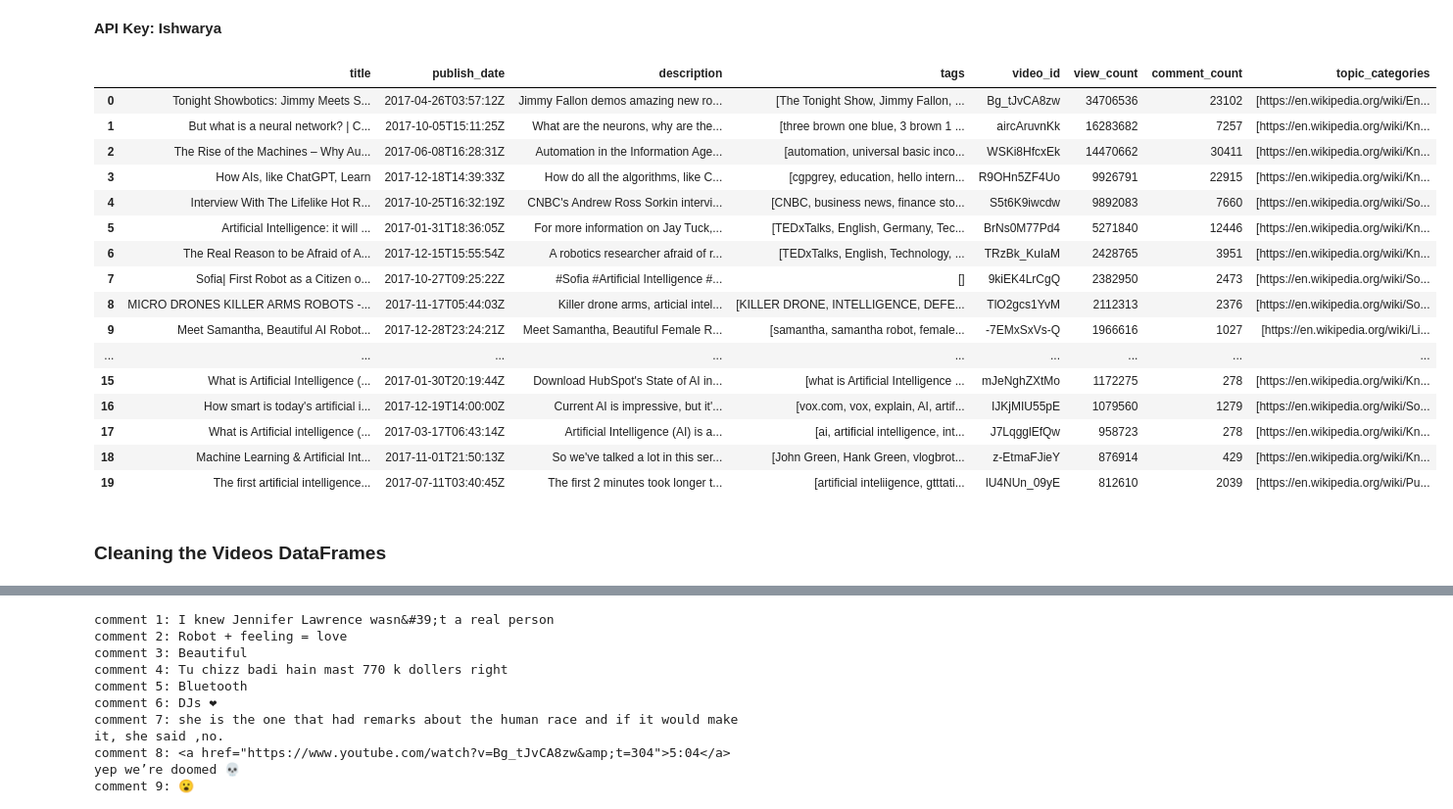
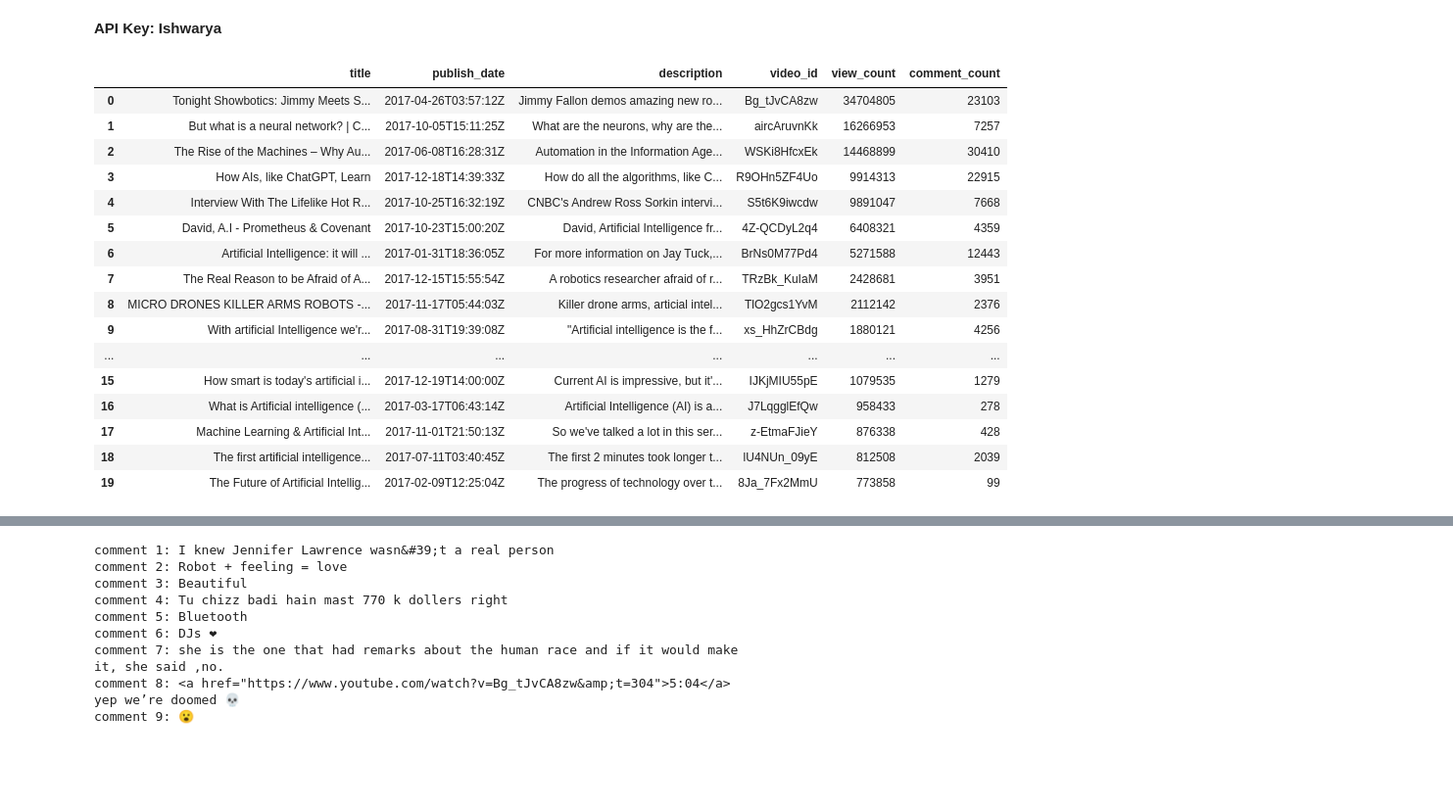
Before and after one commit to lorenzobehna/Social-Computing_Final-Project, a Jupyter notebook: code/data_collection.ipynb, the cells around one changed output, grey strips where cells are left out. Shown at 98% size. Drawn from its saved outputs; the diff is of its cells as text; code cells hidden in the pictures; blank space fills up the shorter version.

```diff
--- a/code/data_collection.ipynb
+++ b/code/data_collection.ipynb
@@ -64,8 +64,8 @@ def search_videos(query, max_results=MAX_RESULTS, published_after=None, publishe
     video_ids_long = [item['id']['videoId'] for item in search_response_long['items']]
 
     # construct request to retrieve data about found videos
-    video_request_medium = youtube.videos().list(part="snippet,statistics,topicDetails", id=",".join(video_ids_medium))
-    video_request_long = youtube.videos().list(part="snippet,statistics,topicDetails", id=",".join(video_ids_long))
+    video_request_medium = youtube.videos().list(part="snippet,statistics", id=",".join(video_ids_medium))
+    video_request_long = youtube.videos().list(part="snippet,statistics", id=",".join(video_ids_long))
 
     # execute both video requests and store the response
     video_response_medium = video_request_medium.execute()
@@ -75,28 +75,20 @@ def search_videos(query, max_results=MAX_RESULTS, published_after=None, publishe
     videos_data = []
     # loop through the medium length videos and append to videos_data
     for item in video_response_medium['items']:
-        tags_list = item["snippet"].get("tags", [])
-        topics_categories_list = item["topicDetails"].get("topicCategories", [])
         videos_data.append({
             'title': item['snippet']['title'],
             'publish_date': item['snippet']['publishedAt'],
             'description': item['snippet']['description'],
-            'tags': tags_list,
-            'topic_categories': topics_categories_list,
             'video_id': item['id'],
             'view_count': int(item['statistics']['viewCount']) if 'viewCount' in item['statistics'] else 0,
             'comment_count': int(item['statistics']['commentCount']) if 'commentCount' in item['statistics'] else 0
         })
     # loop through the long videos and append to videos_data
     for item in video_response_long['items']:
-        tags_list = item["snippet"].get("tags", [])
-        topics_categories_list = item["topicDetails"].get("topicCategories", [])
         videos_data.append({
             'title': item['snippet']['title'],
             'publish_date': item['snippet']['publishedAt'],
             'description': item['snippet']['description'],
-            'tags': tags_list,
-            'topic_categories': topics_categories_list,
             'video_id': item['id'],
             'view_count': int(item['statistics']['viewCount']) if 'viewCount' in item['statistics'] else 0,
             'comment_count': int(item['statistics']['commentCount']) if 'commentCount' in item['statistics'] else 0
@@ -108,28 +100,25 @@ def search_videos(query, max_results=MAX_RESULTS, published_after=None, publishe
 start_date = datetime(2017, 1, 1)
 end_date = datetime(2017, 12, 31)
 # call the search videos() function
-df_videos = search_videos("artificial intelligence", MAX_RESULTS, start_date, end_date)
+videos_df = search_videos("artificial intelligence", MAX_RESULTS, start_date, end_date)
 # %%
 # inspect the data
-df_videos.to_csv("videos_2017.csv")
-df_videos.head(20)
+videos_df.head(20)
 # %% [output]
-|  | title | publish_date | description | tags | video_id | view_count | comment_count | topic_categories |
-| 0 | Tonight Showbotics: Jimmy Meets S... | 2017-04-26T03:57:12Z | Jimmy Fallon demos amazing new ro... | [The Tonight Show, Jimmy Fallon, ... | Bg_tJvCA8zw | 34706536 | 23102 | [https://en.wikipedia.org/wiki/En... |
-| 1 | But what is a neural network? | C... | 2017-10-05T15:11:25Z | What are the neurons, why are the... | [three brown one blue, 3 brown 1 ... | aircAruvnKk | 16283682 | 7257 | [https://en.wikipedia.org/wiki/Kn... |
-| 2 | The Rise of the Machines – Why Au... | 2017-06-08T16:28:31Z | Automation in the Information Age... | [automation, universal basic inco... | WSKi8HfcxEk | 14470662 | 30411 | [https://en.wikipedia.org/wiki/Kn... |
-| 3 | How AIs, like ChatGPT, Learn | 2017-12-18T14:39:33Z | How do all the algorithms, like C... | [cgpgrey, education, hello intern... | R9OHn5ZF4Uo | 9926791 | 22915 | [https://en.wikipedia.org/wiki/Kn... |
-| 4 | Interview With The Lifelike Hot R... | 2017-10-25T16:32:19Z | CNBC's Andrew Ross Sorkin intervi... | [CNBC, business news, finance sto... | S5t6K9iwcdw | 9892083 | 7660 | [https://en.wikipedia.org/wiki/So... |
-| 5 | Artificial Intelligence: it will ... | 2017-01-31T18:36:05Z | For more information on Jay Tuck,... | [TEDxTalks, English, Germany, Tec... | BrNs0M77Pd4 | 5271840 | 12446 | [https://en.wikipedia.org/wiki/Kn... |
-| 6 | The Real Reason to be Afraid of A... | 2017-12-15T15:55:54Z | A robotics researcher afraid of r... | [TEDxTalks, English, Technology, ... | TRzBk_KuIaM | 2428765 | 3951 | [https://en.wikipedia.org/wiki/Kn... |
-| 7 | Sofia| First Robot as a Citizen o... | 2017-10-27T09:25:22Z | #Sofia #Artificial Intelligence #... | [] | 9kiEK4LrCgQ | 2382950 | 2473 | [https://en.wikipedia.org/wiki/So... |
-| 8 | MICRO DRONES KILLER ARMS ROBOTS -... | 2017-11-17T05:44:03Z | Killer drone arms, articial intel... | [KILLER DRONE, INTELLIGENCE, DEFE... | TlO2gcs1YvM | 2112313 | 2376 | [https://en.wikipedia.org/wiki/So... |
-| 9 | Meet Samantha, Beautiful AI Robot... | 2017-12-28T23:24:21Z | Meet Samantha, Beautiful Female R... | [samantha, samantha robot, female... | -7EMxSxVs-Q | 1966616 | 1027 | [https://en.wikipedia.org/wiki/Li... |
-| ... | ... | ... | ... | ... | ... | ... | ... | ... |
-| 15 | What is Artificial Intelligence (... | 2017-01-30T20:19:44Z | Download HubSpot's State of AI in... | [what is Artificial Intelligence ... | mJeNghZXtMo | 1172275 | 278 | [https://en.wikipedia.org/wiki/Kn... |
-| 16 | How smart is today's artificial i... | 2017-12-19T14:00:00Z | Current AI is impressive, but it'... | [vox.com, vox, explain, AI, artif... | IJKjMIU55pE | 1079560 | 1279 | [https://en.wikipedia.org/wiki/So... |
-| 17 | What is Artificial intelligence (... | 2017-03-17T06:43:14Z | Artificial Intelligence (AI) is a... | [ai, artificial intelligence, int... | J7LqgglEfQw | 958723 | 278 | [https://en.wikipedia.org/wiki/Kn... |
-| 18 | Machine Learning & Artificial Int... | 2017-11-01T21:50:13Z | So we've talked a lot in this ser... | [John Green, Hank Green, vlogbrot... | z-EtmaFJieY | 876914 | 429 | [https://en.wikipedia.org/wiki/Kn... |
-| 19 | The first artificial intelligence... | 2017-07-11T03:40:45Z | The first 2 minutes took longer t... | [artificial inteliigence, gtttati... | lU4NUn_09yE | 812610 | 2039 | [https://en.wikipedia.org/wiki/Pu... |
+|  | title | publish_date | description | video_id | view_count | comment_count |
+| 0 | Tonight Showbotics: Jimmy Meets S... | 2017-04-26T03:57:12Z | Jimmy Fallon demos amazing new ro... | Bg_tJvCA8zw | 34704805 | 23103 |
+| 1 | But what is a neural network? | C... | 2017-10-05T15:11:25Z | What are the neurons, why are the... | aircAruvnKk | 16266953 | 7257 |
+| 2 | The Rise of the Machines – Why Au... | 2017-06-08T16:28:31Z | Automation in the Information Age... | WSKi8HfcxEk | 14468899 | 30410 |
+| 3 | How AIs, like ChatGPT, Learn | 2017-12-18T14:39:33Z | How do all the algorithms, like C... | R9OHn5ZF4Uo | 9914313 | 22915 |
+| 4 | Interview With The Lifelike Hot R... | 2017-10-25T16:32:19Z | CNBC's Andrew Ross Sorkin intervi... | S5t6K9iwcdw | 9891047 | 7668 |
+| 5 | David, A.I - Prometheus & Covenant | 2017-10-23T15:00:20Z | David, Artificial Intelligence fr... | 4Z-QCDyL2q4 | 6408321 | 4359 |
+| 6 | Artificial Intelligence: it will ... | 2017-01-31T18:36:05Z | For more information on Jay Tuck,... | BrNs0M77Pd4 | 5271588 | 12443 |
+| 7 | The Real Reason to be Afraid of A... | 2017-12-15T15:55:54Z | A robotics researcher afraid of r... | TRzBk_KuIaM | 2428681 | 3951 |
+| 8 | MICRO DRONES KILLER ARMS ROBOTS -... | 2017-11-17T05:44:03Z | Killer drone arms, articial intel... | TlO2gcs1YvM | 2112142 | 2376 |
+| 9 | With artificial Intelligence we'r... | 2017-08-31T19:39:08Z | "Artificial intelligence is the f... | xs_HhZrCBdg | 1880121 | 4256 |
+| ... | ... | ... | ... | ... | ... | ... |
+| 15 | How smart is today's artificial i... | 2017-12-19T14:00:00Z | Current AI is impressive, but it'... | IJKjMIU55pE | 1079535 | 1279 |
+| 16 | What is Artificial intelligence (... | 2017-03-17T06:43:14Z | Artificial Intelligence (AI) is a... | J7LqgglEfQw | 958433 | 278 |
+| 17 | Machine Learning & Artificial Int... | 2017-11-01T21:50:13Z | So we've talked a lot in this ser... | z-EtmaFJieY | 876338 | 428 |
+| 18 | The first artificial intelligence... | 2017-07-11T03:40:45Z | The first 2 minutes took longer t... | lU4NUn_09yE | 812508 | 2039 |
+| 19 | The Future of Artificial Intellig... | 2017-02-09T12:25:04Z | The progress of technology over t... | 8Ja_7Fx2MmU | 773858 | 99 |
-# %% [markdown]
-### Cleaning the Videos DataFrames
```
Also changed, not shown: parts of 10 cells of this notebook, 1 other file.
